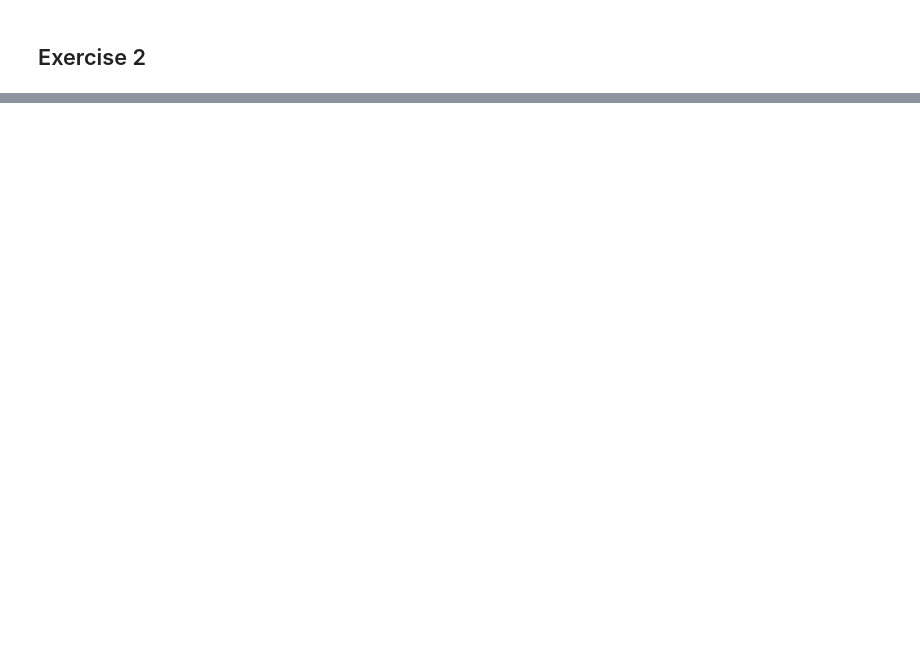
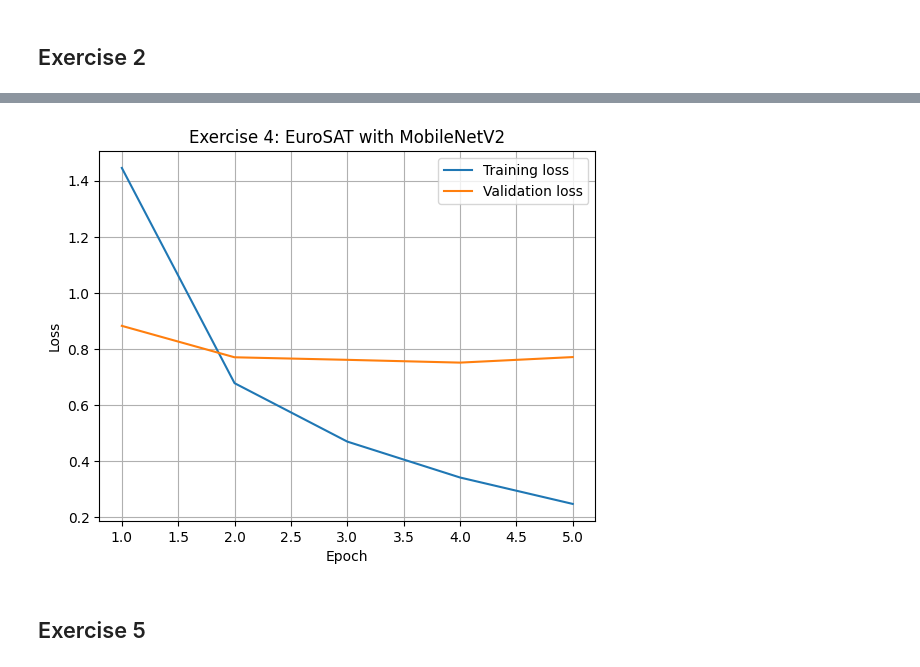
Before and after one commit to BjornIvar1/IDATG2208-Assignments, a Jupyter notebook: Assignment 3/Assignment-3.ipynb, the cells around one changed output, grey strips where cells are left out. Cells and saved outputs as stored; diff of their text form; code cells hidden in the pictures; blank space fills up the shorter version.

```diff
--- a/Assignment 3/Assignment-3.ipynb
+++ b/Assignment 3/Assignment-3.ipynb
@@ -66,0 +272,11 @@ The test accuracy is $79.75%$
+# %%
+test_loss, test_acc = model_exercise_4.evaluate(X_test, y_test)
+print(f"Q4.1 Test accuracy: {test_acc * 100:.2f}%")
+
+epochs = range(1, len(history.history["loss"]) + 1)
+plt.plot(epochs, history.history["loss"], label="Training loss")
+plt.plot(epochs, history.history["val_loss"], label="Validation loss")
+plt.xlabel("Epoch"); plt.ylabel("Loss")
+plt.title("Exercise 4: EuroSAT with MobileNetV2")
+plt.legend(); plt.grid(); plt.show()
+# %% [output]
@@ -66,0 +285,3 @@ The test accuracy is $79.75%$
+[figure, added]
+# %% [markdown]
+## Exercise 5
```
Also changed, not shown: parts of 23 cells of this notebook.
